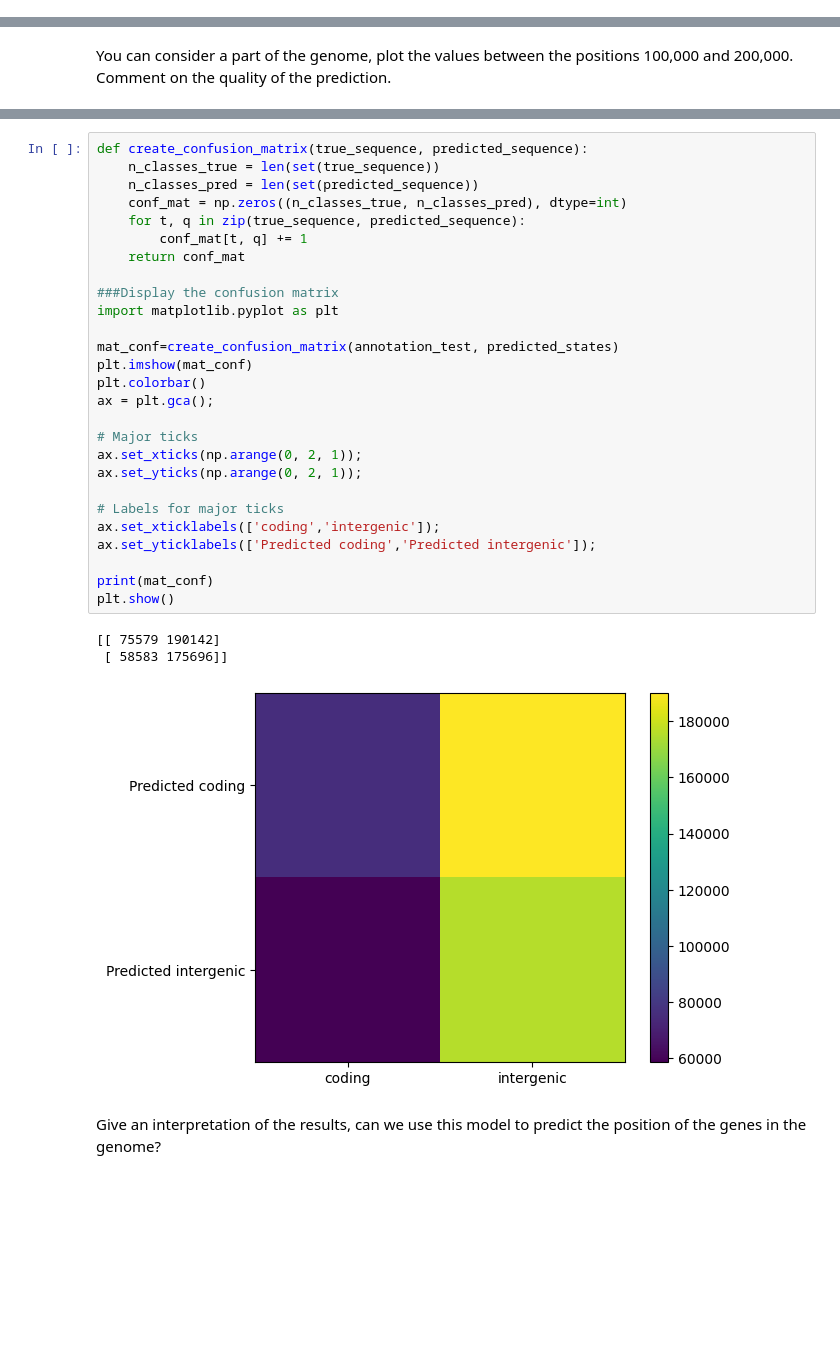
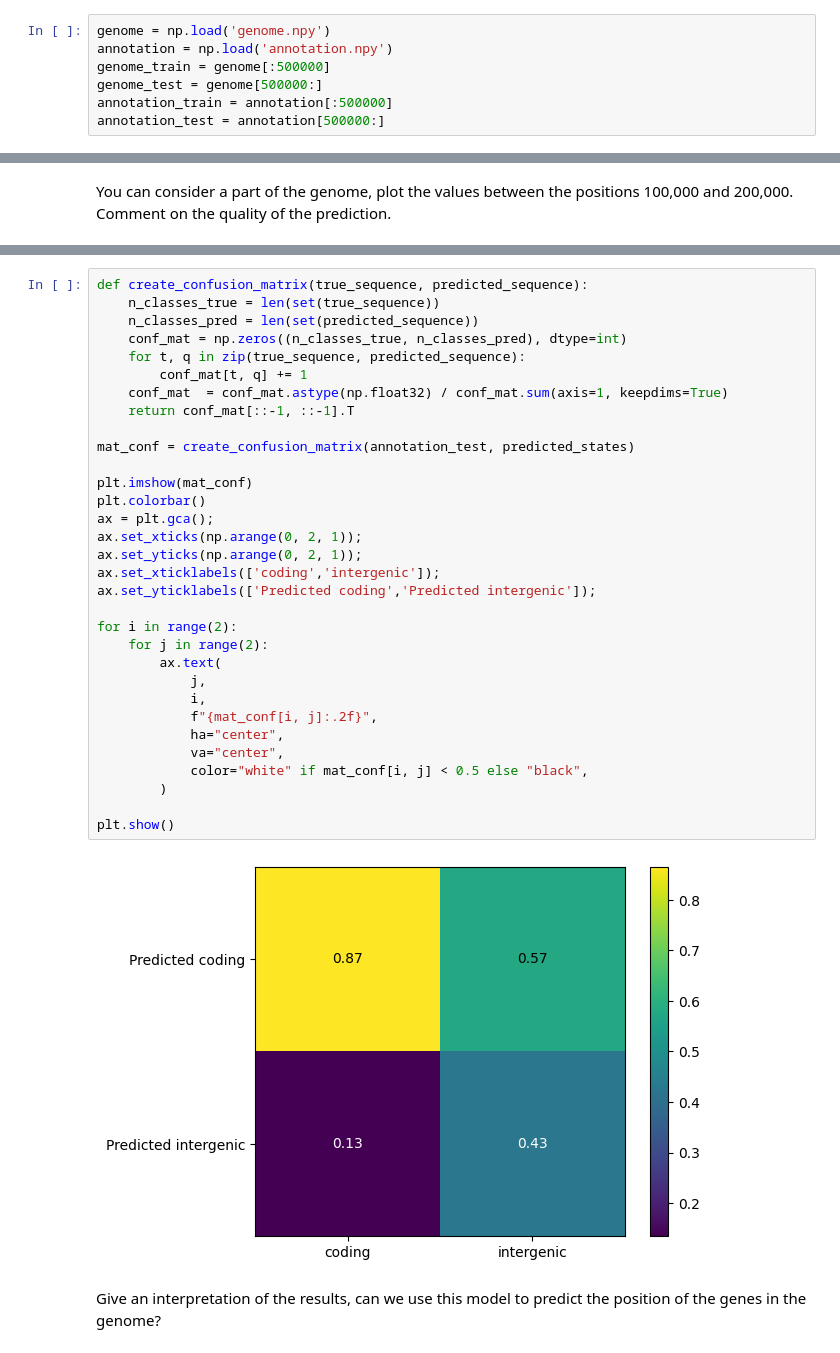
Before and after one commit to vincenteichhorn/cs-apml-assignments, a Jupyter notebook: src/07-gene-prediction/HMM_Gene_prediction.ipynb, the cells around one changed output, grey strips where cells are left out. Drawn from its saved outputs; the diff is of its cells as text; blank space fills up the shorter version.

```diff
--- a/src/07-gene-prediction/HMM_Gene_prediction.ipynb
+++ b/src/07-gene-prediction/HMM_Gene_prediction.ipynb
@@ -109,3 +95,10 @@ annotation_test=Annotation[500000:]
+# %%
+genome = np.load('genome.npy')
+annotation = np.load('annotation.npy')
+genome_train = genome[:500000]
+genome_test = genome[500000:]
+annotation_train = annotation[:500000]
+annotation_test = annotation[500000:]
 # %% [markdown]
 ## Question 2: Parameters Estimation / Learning
 
@@ -391,33 +384,36 @@ In other words, we have:
 # %%
 def create_confusion_matrix(true_sequence, predicted_sequence):
     n_classes_true = len(set(true_sequence))
     n_classes_pred = len(set(predicted_sequence))
     conf_mat = np.zeros((n_classes_true, n_classes_pred), dtype=int)
     for t, q in zip(true_sequence, predicted_sequence):
         conf_mat[t, q] += 1
-    return conf_mat
+    conf_mat  = conf_mat.astype(np.float32) / conf_mat.sum(axis=1, keepdims=True)
+    return conf_mat[::-1, ::-1].T
 
-###Display the confusion matrix
-import matplotlib.pyplot as plt
+mat_conf = create_confusion_matrix(annotation_test, predicted_states)
 
-mat_conf=create_confusion_matrix(annotation_test, predicted_states)
 plt.imshow(mat_conf)
 plt.colorbar()
 ax = plt.gca();
-
-# Major ticks
 ax.set_xticks(np.arange(0, 2, 1));
 ax.set_yticks(np.arange(0, 2, 1));
-
-# Labels for major ticks
 ax.set_xticklabels(['coding','intergenic']);
 ax.set_yticklabels(['Predicted coding','Predicted intergenic']);
 
-print(mat_conf)
+for i in range(2):
+    for j in range(2):
+        ax.text(
+            j,
+            i,
+            f"{mat_conf[i, j]:.2f}",
+            ha="center",
+            va="center",
+            color="white" if mat_conf[i, j] < 0.5 else "black",
+        )
+
 plt.show()
 # %% [output]
-[[ 75579 190142]
- [ 58583 175696]]
-[figure, old version]
+[figure, new version]
 # %% [markdown]
 Give an interpretation of the results, can we use this model to predict the position of the genes in the genome?
```
Also changed, not shown: parts of 18 cells of this notebook.
